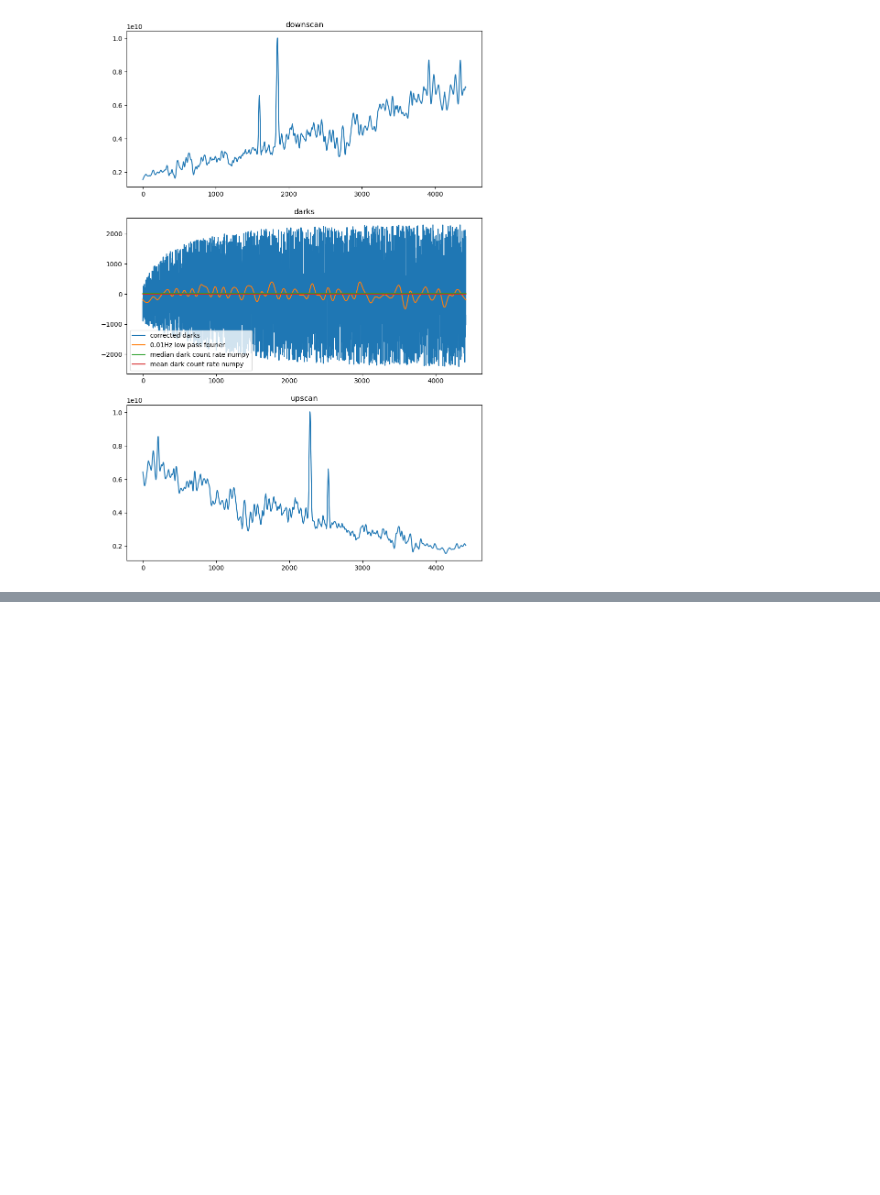
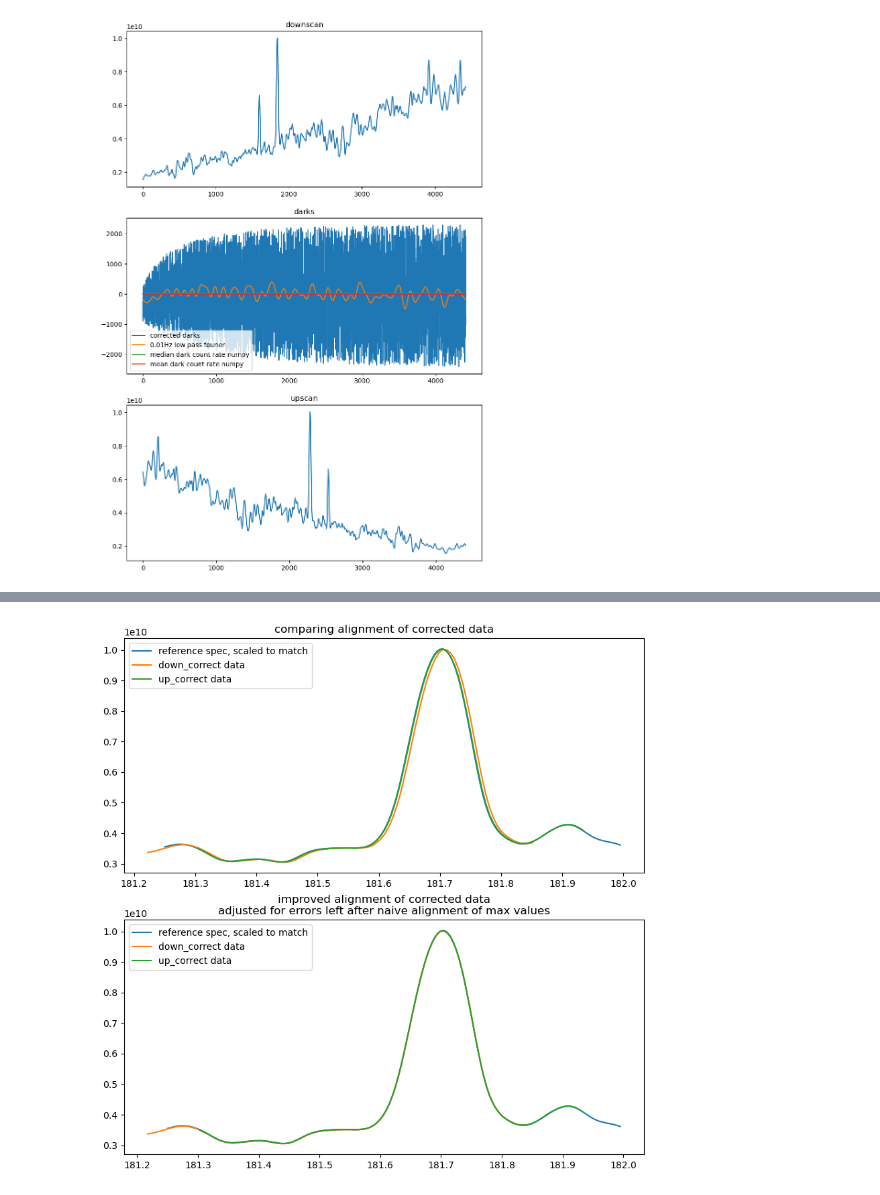
Before and after one commit to pilotchute/lasp_dsse_hw, a Jupyter notebook: DSSE_HW.ipynb, the cells around one changed output, grey strips where cells are left out. Drawn from its saved outputs; the diff is of its cells as text; code cells hidden in the pictures; blank space fills up the shorter version.

```diff
--- a/DSSE_HW.ipynb
+++ b/DSSE_HW.ipynb
@@ -682,0 +760,39 @@ down scan: 181.7138051227409nm
+# %%
+#create calibrated datasets for the observations here
+up_counts = up[:, 2] - up_temp_counts
+down_counts = down[:, 2] - down_temp_counts
+dark_counts = dark[:, 2] - dark_temp_counts
+up_waves = up_wave_dopp+up_wave_offset
+down_waves = down_wave_dopp+down_wave_offset
+
+up_correct =np.rot90(np.asarray([up[:,0],up_waves,up_counts]))
+down_correct =np.rot90(np.asarray([down[:,0],down_waves,down_counts]))
+
+fig, axs = mp.subplots(2, 1, figsize=(10, 10))
+axs[0].title.set_text('comparing alignment of corrected data')
+axs[0].plot(refe_spec[1850:2000, 0], refe_spec[1850:2000, 1]*np.max(up_correct[:,2])/np.max(refe_spec[:,1]))
+axs[0].plot(down_correct[1450:1550,1],down_correct[1450:1550,2])
+axs[0].plot(up_correct[1150:1250,1],up_correct[1150:1250,2])
+axs[0].legend(
+	['reference spec, scaled to match',
+	 'down_correct data',
+	 'up_correct data',]
+	)
+#there are expected alignment errors less than 0.00633nm due to width of the wavelength bins, so I'm going to eyeball a correction to the two data lines.
+axs[1].title.set_text('improved alignment of corrected data\nadjusted for errors left after naive alignment of max values')
+axs[1].plot(refe_spec[1850:2000, 0], refe_spec[1850:2000, 1]*np.max(up_correct[:,2])/np.max(refe_spec[:,1]))
+axs[1].plot(down_correct[1450:1550,1]-0.005,down_correct[1450:1550,2])
+axs[1].plot(up_correct[1150:1250,1]-0.001,up_correct[1150:1250,2])
+
+axs[1].legend(
+	['reference spec, scaled to match',
+	 'down_correct data',
+	 'up_correct data',]
+	)
+
+#redo corrected data with manual adjustments of 0.001nm and 0.005nm for up and down in place:
+#the correction was done with a matched pair of laser corrected, precisely calibrrated eyeballs.
+up_correct =np.rot90(np.asarray([up[:,0],up_waves-0.001,up_counts]))
+down_correct =np.rot90(np.asarray([down[:,0],down_waves-0.005,down_counts]))
+# %% [output]
+[figure, added]
```
Also changed, not shown: parts of 8 cells of this notebook.
